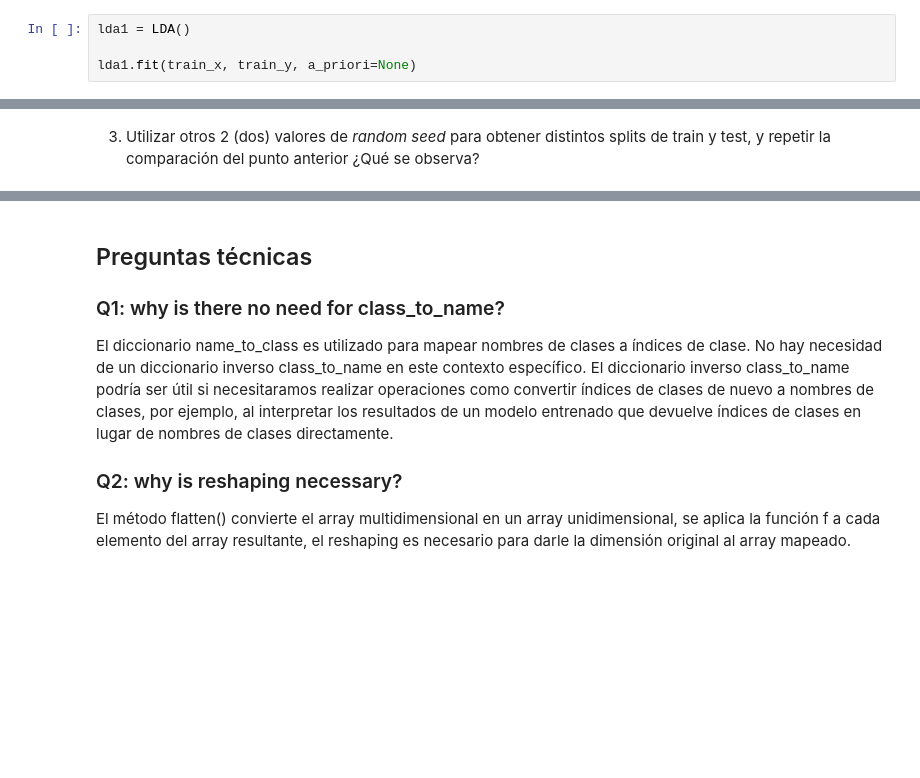
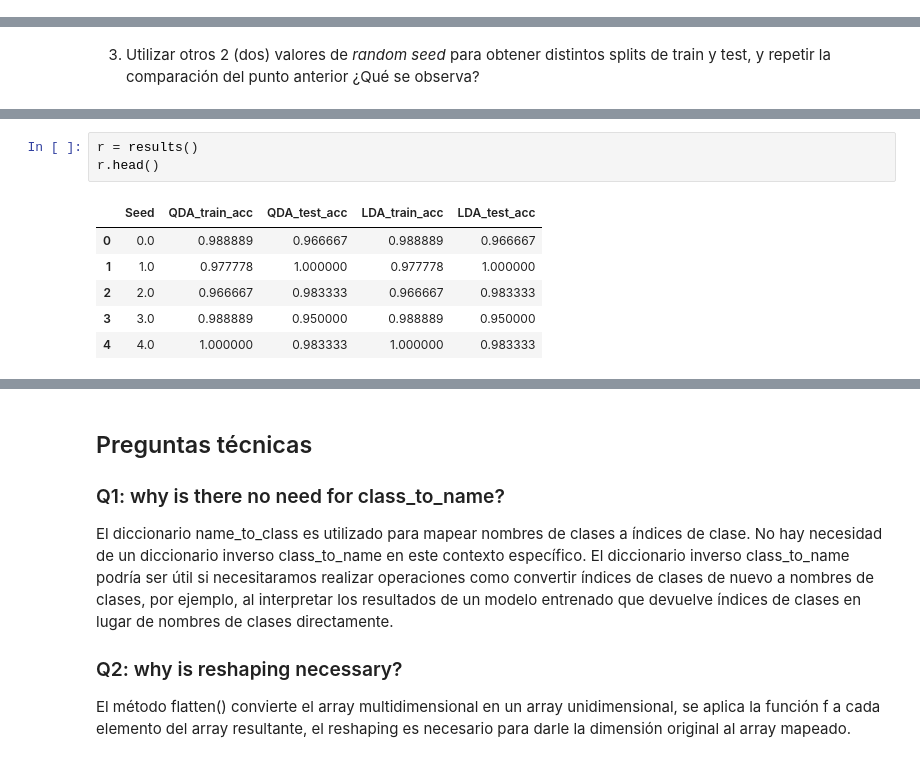
Before and after one commit to ClaraBureu/CEIA, a Jupyter notebook: AM/TP_final_LDA_QDA_TPGrupal.ipynb, the cells around one changed output, grey strips where cells are left out. Saved outputs shown, nothing was run; the diff lists cells and outputs as text; blank space fills up the shorter version.

```diff
--- a/AM/TP_final_LDA_QDA_TPGrupal.ipynb
+++ b/AM/TP_final_LDA_QDA_TPGrupal.ipynb
@@ -356,4 +347,0 @@ class LDA(BaseBayesianClassifier):
-# %%
-lda1 = LDA()
-
-lda1.fit(train_x, train_y, a_priori=None)
@@ -395,0 +467,10 @@ LDA Train (apparent) error is 0.04444444 while test error is 0.01666667
+# %%
+r = results()
+r.head()
+# %% [output]
+|  | Seed | QDA_train_acc | QDA_test_acc | LDA_train_acc | LDA_test_acc |
+| 0 | 0.0 | 0.988889 | 0.966667 | 0.988889 | 0.966667 |
+| 1 | 1.0 | 0.977778 | 1.000000 | 0.977778 | 1.000000 |
+| 2 | 2.0 | 0.966667 | 0.983333 | 0.966667 | 0.983333 |
+| 3 | 3.0 | 0.988889 | 0.950000 | 0.988889 | 0.950000 |
+| 4 | 4.0 | 1.000000 | 0.983333 | 1.000000 | 0.983333 |
```
Also changed, not shown: parts of 22 cells of this notebook.
